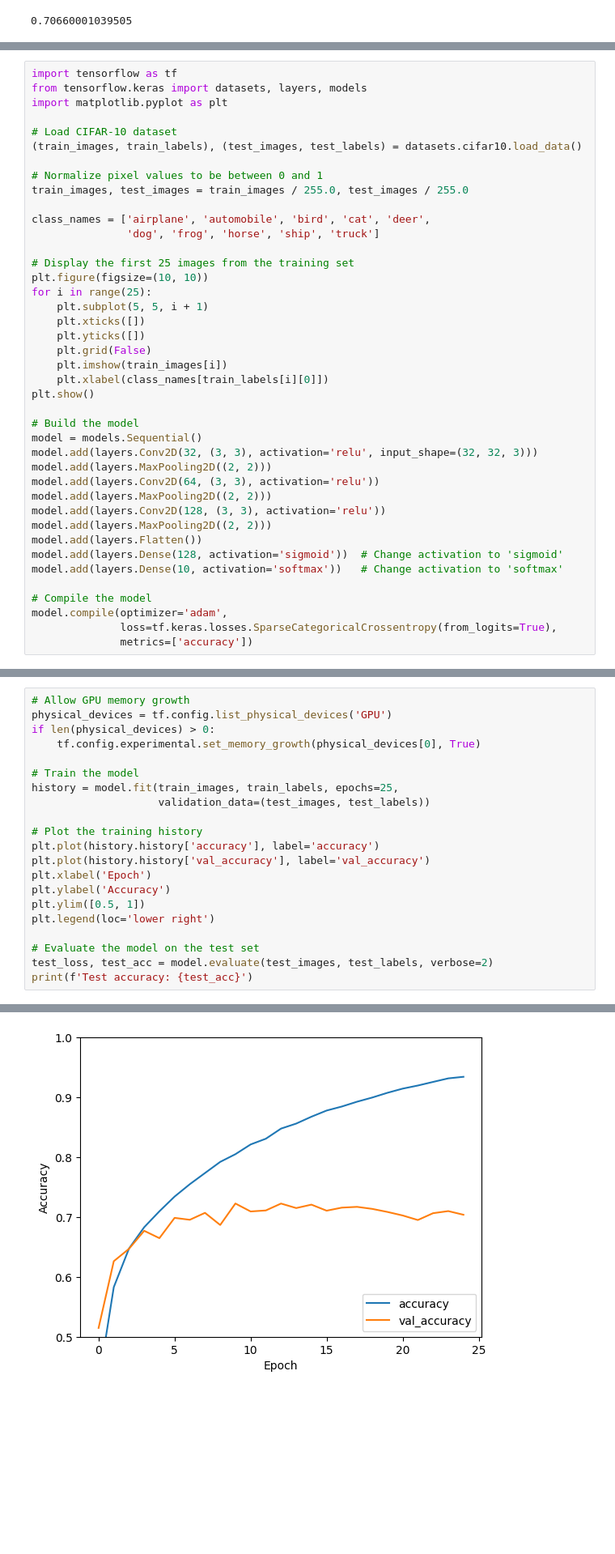
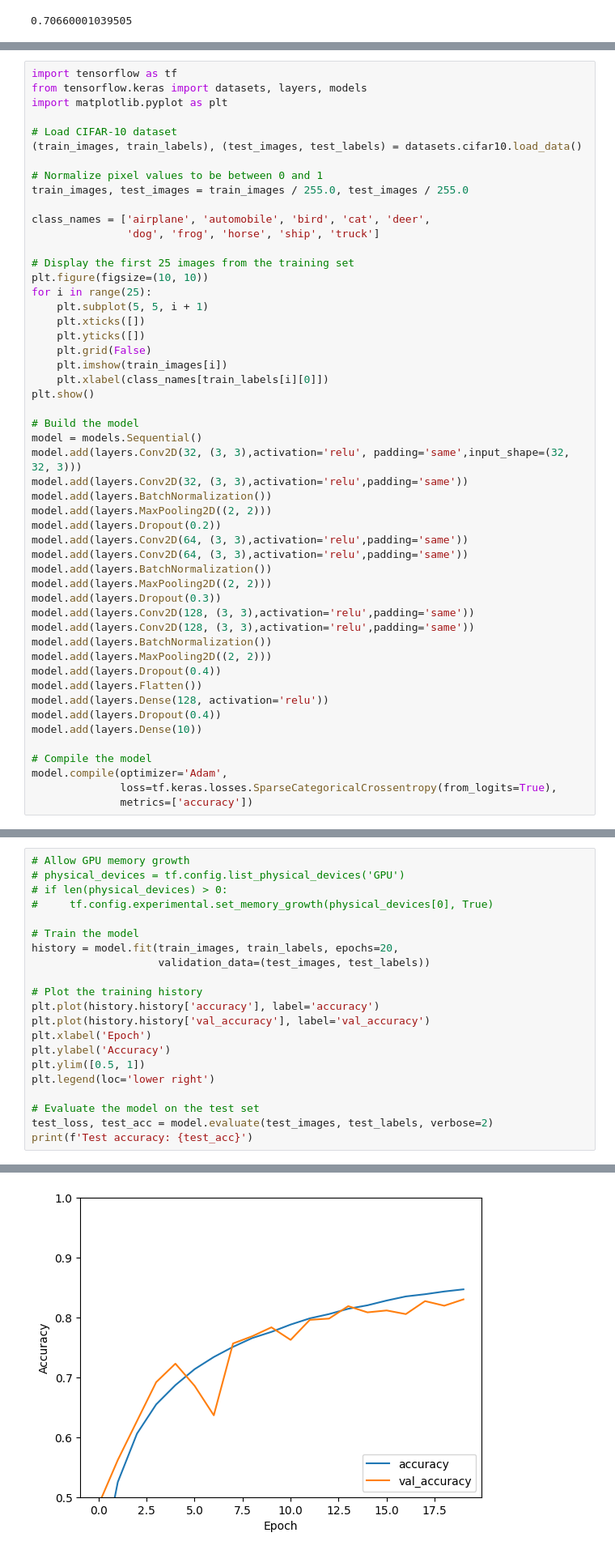
Before and after one commit to kristokeith/MachLearn_Ganjil_2023, a Jupyter notebook: Week 11/LabAssignment_Week11.ipynb, the cells around one changed output, grey strips where cells are left out. Shown at 81% size. Drawn from its saved outputs; the diff is of its cells as text; blank space fills up the shorter version.

```diff
--- a/Week 11/LabAssignment_Week11.ipynb
+++ b/Week 11/LabAssignment_Week11.ipynb
@@ -433,30 +444,40 @@ plt.show()
 
 # Build the model
 model = models.Sequential()
-model.add(layers.Conv2D(32, (3, 3), activation='relu', input_shape=(32, 32, 3)))
+model.add(layers.Conv2D(32, (3, 3),activation='relu', padding='same',input_shape=(32, 32, 3)))
+model.add(layers.Conv2D(32, (3, 3),activation='relu',padding='same'))
+model.add(layers.BatchNormalization())
 model.add(layers.MaxPooling2D((2, 2)))
-model.add(layers.Conv2D(64, (3, 3), activation='relu'))
+model.add(layers.Dropout(0.2))
+model.add(layers.Conv2D(64, (3, 3),activation='relu',padding='same'))
+model.add(layers.Conv2D(64, (3, 3),activation='relu',padding='same'))
+model.add(layers.BatchNormalization())
 model.add(layers.MaxPooling2D((2, 2)))
-model.add(layers.Conv2D(128, (3, 3), activation='relu'))
+model.add(layers.Dropout(0.3))
+model.add(layers.Conv2D(128, (3, 3),activation='relu',padding='same'))
+model.add(layers.Conv2D(128, (3, 3),activation='relu',padding='same'))
+model.add(layers.BatchNormalization())
 model.add(layers.MaxPooling2D((2, 2)))
+model.add(layers.Dropout(0.4))
 model.add(layers.Flatten())
-model.add(layers.Dense(128, activation='sigmoid'))  # Change activation to 'sigmoid'
-model.add(layers.Dense(10, activation='softmax'))   # Change activation to 'softmax'
+model.add(layers.Dense(128, activation='relu'))
+model.add(layers.Dropout(0.4))
+model.add(layers.Dense(10))
 
 # Compile the model
-model.compile(optimizer='adam',
+model.compile(optimizer='Adam',
               loss=tf.keras.losses.SparseCategoricalCrossentropy(from_logits=True),
               metrics=['accuracy'])
 # %% [output]
 [figure]
 # %%
 # Allow GPU memory growth
-physical_devices = tf.config.list_physical_devices('GPU')
-if len(physical_devices) > 0:
-    tf.config.experimental.set_memory_growth(physical_devices[0], True)
+# physical_devices = tf.config.list_physical_devices('GPU')
+# if len(physical_devices) > 0:
+#     tf.config.experimental.set_memory_growth(physical_devices[0], True)
 
 # Train the model
-history = model.fit(train_images, train_labels, epochs=25,
+history = model.fit(train_images, train_labels, epochs=20,
                     validation_data=(test_images, test_labels))
 
 # Plot the training history
@@ -492,4 +512,4 @@ Test accuracy: 0.7038000226020813
-[figure, old version]
+[figure, new version]
 # %% [markdown]
 # MNIST CNN
 # %% [markdown]
```
Also changed, not shown: parts of 9 cells of this notebook.
